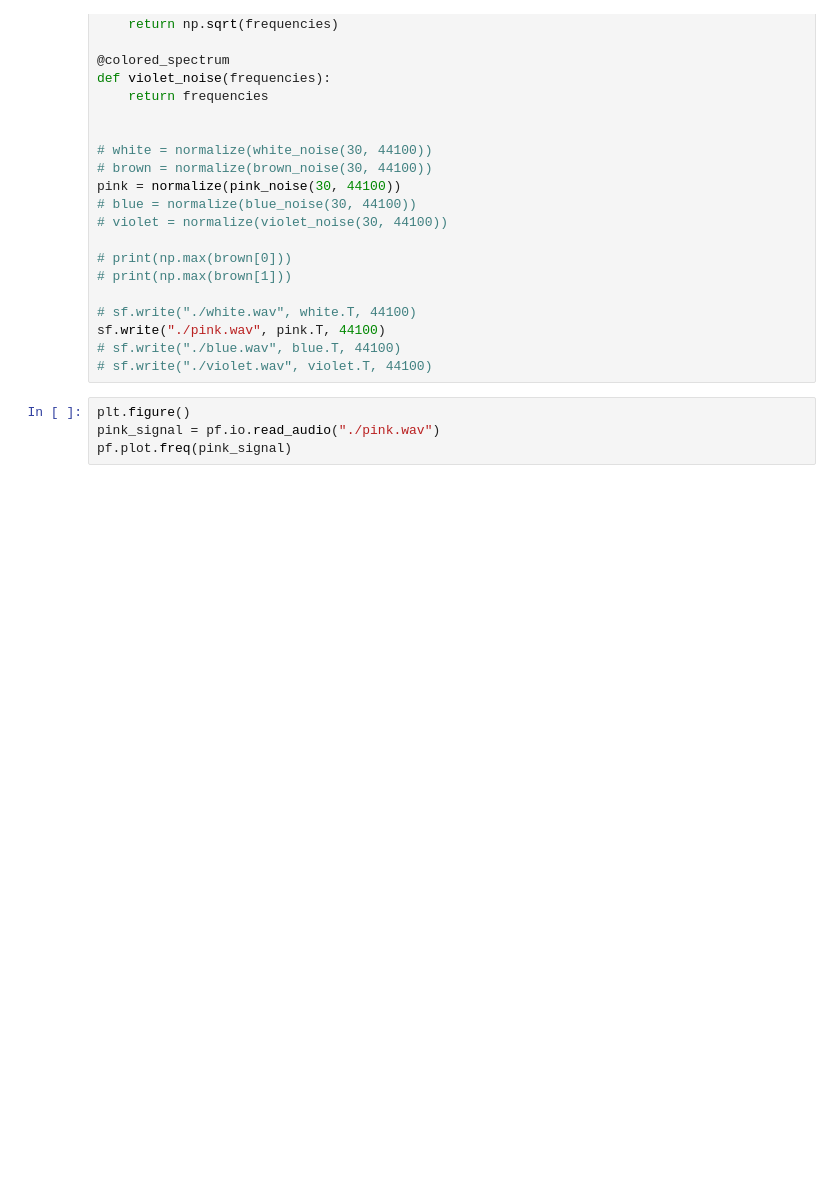
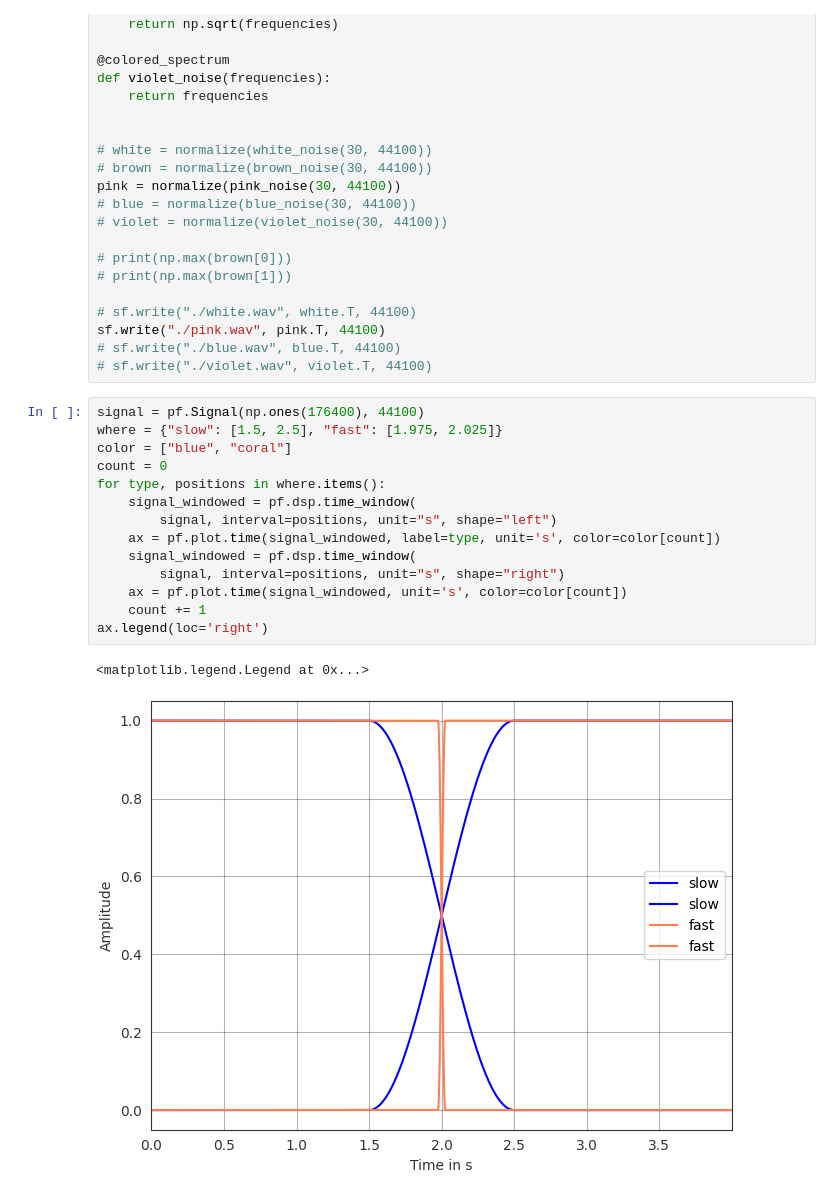
Before and after one commit to nguyen-elevear/bachelor_arbeit, a Jupyter notebook: audio_pyfar.ipynb, the cells around one changed output. Saved outputs shown, nothing was run; the diff lists cells and outputs as text; blank space fills up the shorter version.

```diff
--- a/audio_pyfar.ipynb
+++ b/audio_pyfar.ipynb
@@ -573,7 +553,20 @@ pink = normalize(pink_noise(30, 44100))
 sf.write("./pink.wav", pink.T, 44100)
 # sf.write("./blue.wav", blue.T, 44100)
 # sf.write("./violet.wav", violet.T, 44100)
-# %%
-plt.figure()
-pink_signal = pf.io.read_audio("./pink.wav")
-pf.plot.freq(pink_signal)
+# %%
+signal = pf.Signal(np.ones(176400), 44100)
+where = {"slow": [1.5, 2.5], "fast": [1.975, 2.025]}
+color = ["blue", "coral"]
+count = 0
+for type, positions in where.items():
+    signal_windowed = pf.dsp.time_window(
+        signal, interval=positions, unit="s", shape="left")
+    ax = pf.plot.time(signal_windowed, label=type, unit='s', color=color[count])
+    signal_windowed = pf.dsp.time_window(
+        signal, interval=positions, unit="s", shape="right")
+    ax = pf.plot.time(signal_windowed, unit='s', color=color[count])
+    count += 1
+ax.legend(loc='right')
+# %% [output]
+<matplotlib.legend.Legend at 0x...>
+[figure, added]
```
Also changed, not shown: parts of 6 cells of this notebook, 5 other files.
